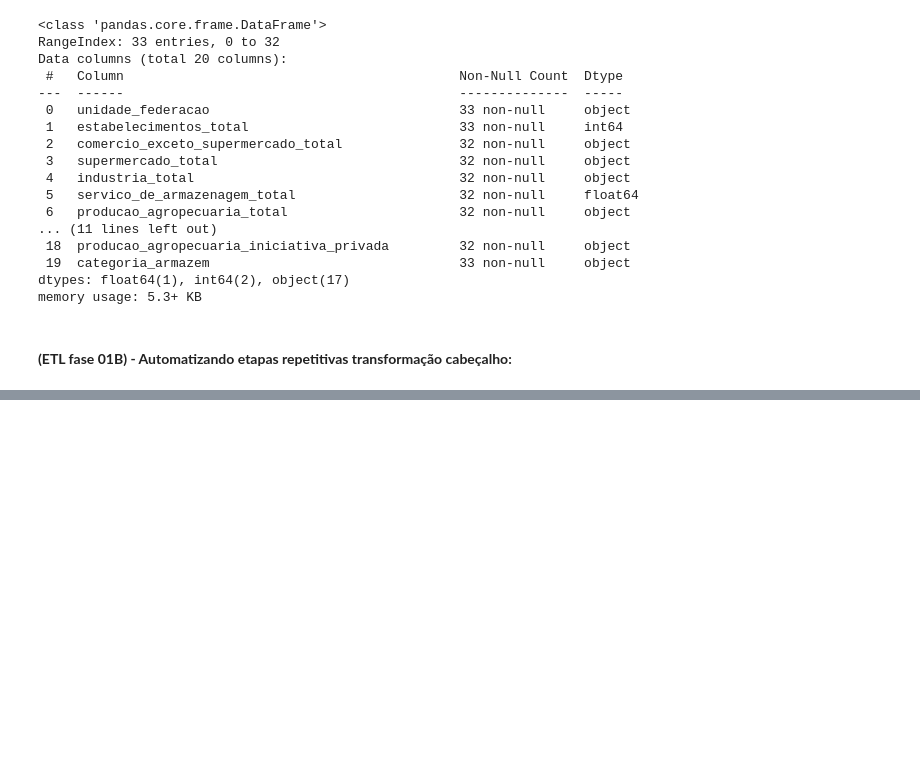
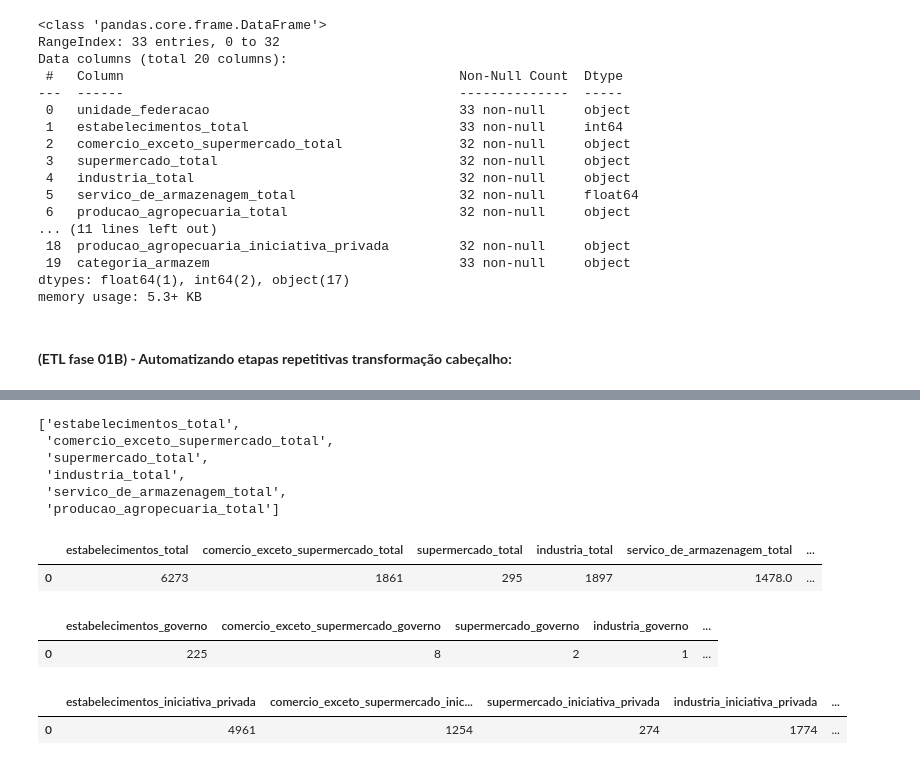
Before and after one commit to Megalonnix/Projeto_Integrador_-PI-_2sem2025, a Jupyter notebook: notebooks/scripts/analiseTabela278.ipynb, the cells around one changed output, grey strips where cells are left out. Drawn from its saved outputs; the diff is of its cells as text; code cells hidden in the pictures; blank space fills up the shorter version.

```diff
--- a/notebooks/scripts/analiseTabela278.ipynb
+++ b/notebooks/scripts/analiseTabela278.ipynb
@@ -299,0 +340,21 @@ memory usage: 5.3+ KB
+# %%
+# Refazendo todos os processos acima, porém automatizados:
+
+lista_ = [
+    'estabelecimentos_',
+    'comercio_exceto_supermercado_',
+    'supermercado_',
+    'industria_',
+    'servico_de_armazenagem_',
+    'producao_agropecuaria_'
+]
+
+lista_aux = [
+    'total',
+    'governo',
+    'iniciativa_privada'
+]
+
+for idx in lista_aux:
+    for idx_j in lista_:
+        print(f'{idx_j}{idx}')
@@ -299,0 +380,8 @@ memory usage: 5.3+ KB
+# %%
+listTitulos = []
+
+for idx in lista_aux:
+    for idx_j in lista_:
+        listTitulos.append(f'{idx_j}{idx}')
+
+listTitulos
@@ -299,0 +407,26 @@ memory usage: 5.3+ KB
+# %%
+listTitulos[0:6]
+# %% [output]
+['estabelecimentos_total',
+ 'comercio_exceto_supermercado_total',
+ 'supermercado_total',
+ 'industria_total',
+ 'servico_de_armazenagem_total',
+ 'producao_agropecuaria_total']
+# %%
+selectedCols = ['C','D','E']
+
+reorganizeColumn('C', cabecalho=listTitulos[0:6]).head(1)
+# %% [output]
+|  | estabelecimentos_total | comercio_exceto_supermercado_total | supermercado_total | industria_total | servico_de_armazenagem_total | ... |
+| 0 | 6273 | 1861 | 295 | 1897 | 1478.0 | ... |
+# %%
+reorganizeColumn('D', cabecalho=listTitulos[6:12]).head(1)
+# %% [output]
+|  | estabelecimentos_governo | comercio_exceto_supermercado_governo | supermercado_governo | industria_governo | ... |
+| 0 | 225 | 8 | 2 | 1 | ... |
+# %%
+reorganizeColumn('E', cabecalho=listTitulos[12:18]).head(1)
+# %% [output]
+|  | estabelecimentos_iniciativa_privada | comercio_exceto_supermercado_inic... | supermercado_iniciativa_privada | industria_iniciativa_privada | ... |
+| 0 | 4961 | 1254 | 274 | 1774 | ... |
```
Also changed, not shown: parts of 7 cells of this notebook.
